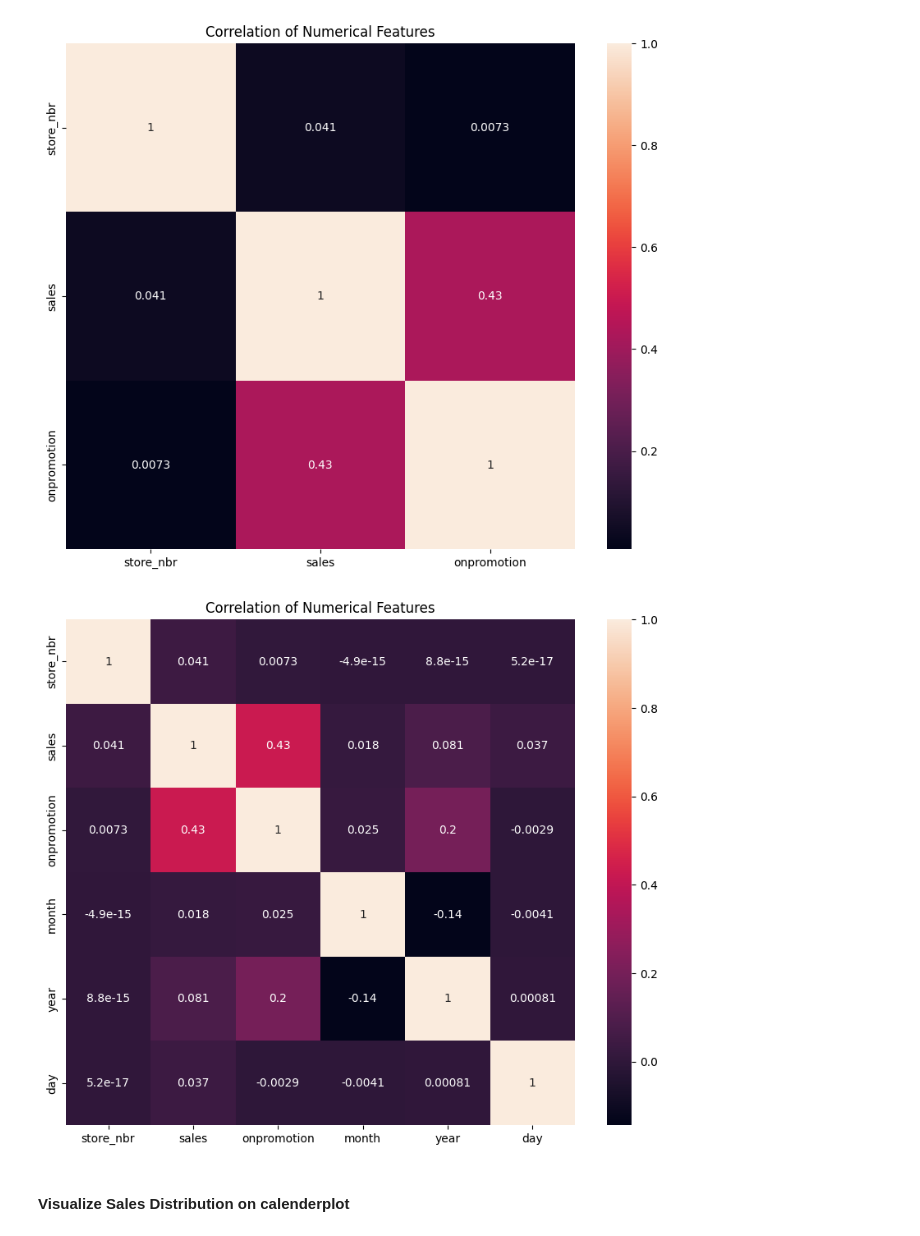
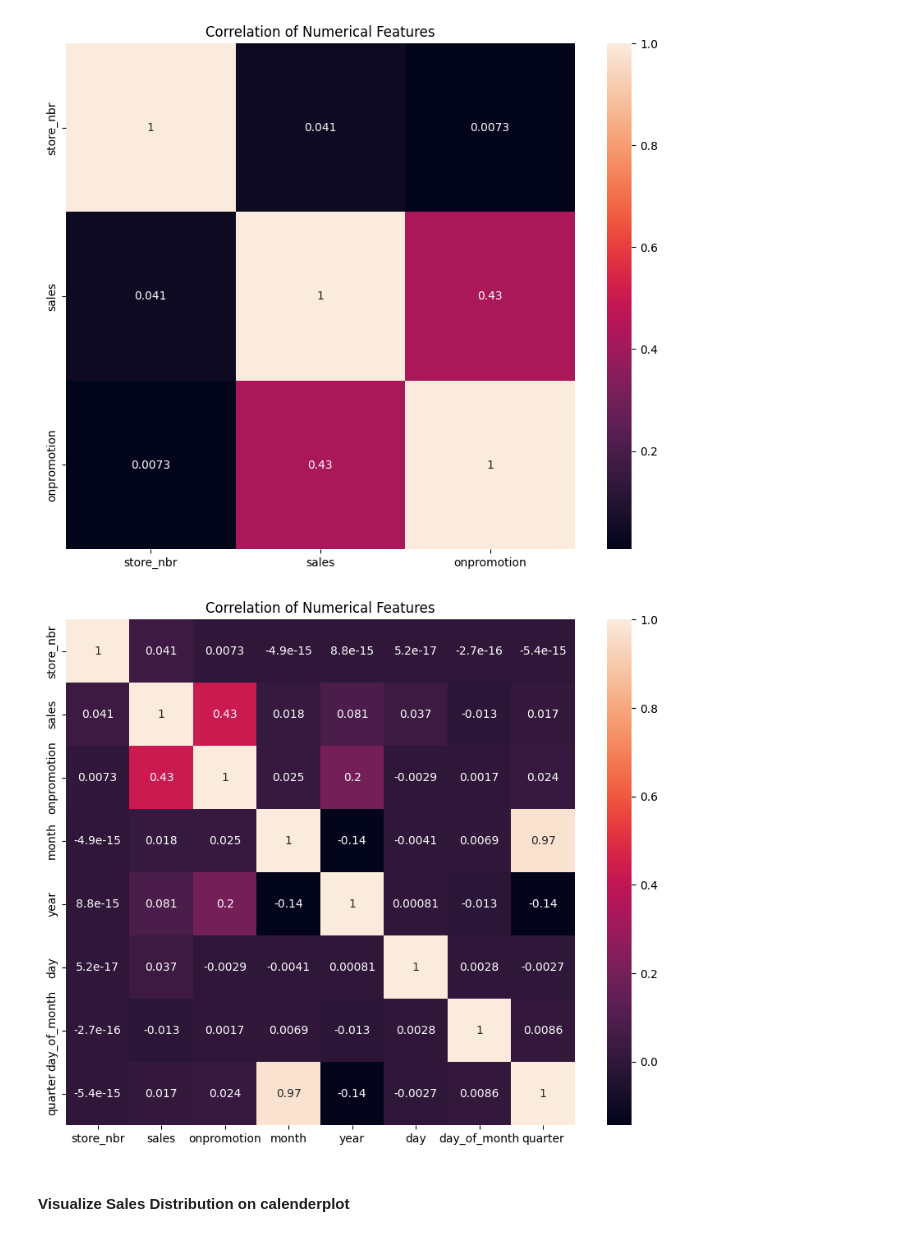
Before and after one commit to Azubi-Team-Selenium/LP3-Time-Series-Regression-Analysis-Corporation-Favorita, a Jupyter notebook: Notebooks/Bright_Kwarteng_Senior_Adu 1.ipynb, the cells around one changed output. Drawn from its saved outputs; the diff is of its cells as text; code cells hidden in the pictures.

```diff
--- a/Notebooks/Bright_Kwarteng_Senior_Adu 1.ipynb
+++ b/Notebooks/Bright_Kwarteng_Senior_Adu 1.ipynb
@@ -616,6 +609,9 @@ def create_features(final_train_df):
     final_train_df["month"] = final_train_df.index.month
     final_train_df["year"] = final_train_df.index.year
     final_train_df["day"] = final_train_df.index.dayofweek
+    final_train_df["day_name"] = final_train_df.index.day_name()
+    final_train_df["day_of_month"] = final_train_df.index.day
+    final_train_df["quarter"] = final_train_df.index.quarter
     return final_train_df
 
 final_train_df = create_features(final_train_df)
@@ -647,13 +643,13 @@ plt.show()
 [figure]
 # %%
 # Plot Heatmap To Visualize The Correlation of Features
-correlation_matrix_with_date = final_train_df.drop(columns=["family","month_name"]).corr()
+correlation_matrix_with_date = final_train_df.drop(columns=["family","day_name","month_name"]).corr()
 plt.figure(figsize=(10,8))
 sns.heatmap(correlation_matrix_with_date,annot=True,)
 plt.title("Correlation of Numerical Features")
 plt.show()
 # %% [output]
-[figure, old version]
+[figure, new version]
 # %% [markdown]
 #### Visualize Sales Distribution on calenderplot
 # %%
```
Also changed, not shown: parts of 36 cells of this notebook.
